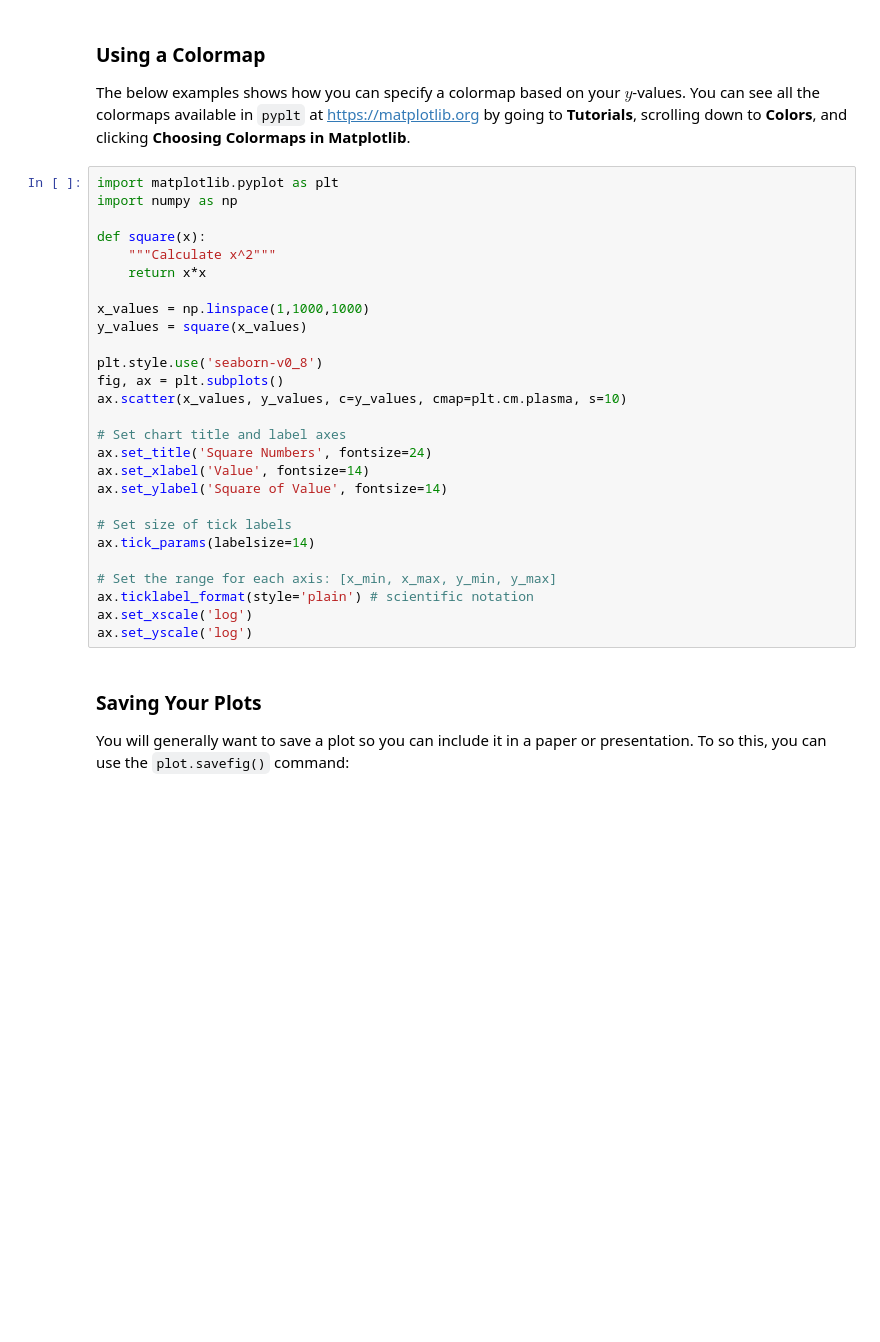
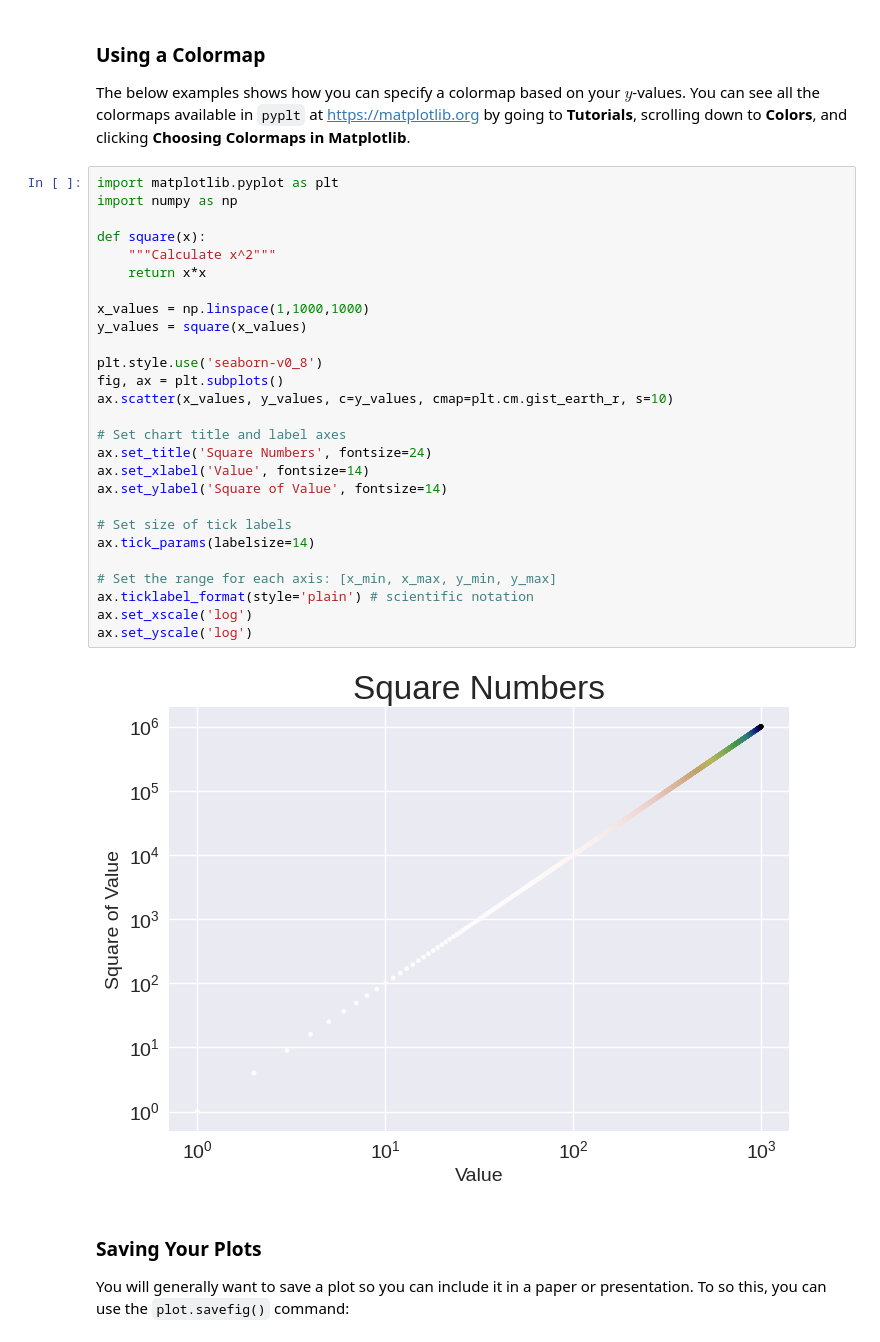
Before and after one commit to MikkelRhodes/p325-sp26-lectures, a Jupyter notebook: 11-arrays-and-plotting/02-plotting-a-line-graph.ipynb, the cells around one changed output. Drawn from its saved outputs; the diff is of its cells as text; blank space fills up the shorter version.

```diff
--- a/11-arrays-and-plotting/02-plotting-a-line-graph.ipynb
+++ b/11-arrays-and-plotting/02-plotting-a-line-graph.ipynb
@@ -285,30 +294,32 @@ The below examples shows how you can specify a colormap based on your $y$-values
 # %%
 import matplotlib.pyplot as plt
 import numpy as np
 
 def square(x):
     """Calculate x^2"""
     return x*x
 
 x_values = np.linspace(1,1000,1000)
 y_values = square(x_values)
 
 plt.style.use('seaborn-v0_8')
 fig, ax = plt.subplots()
-ax.scatter(x_values, y_values, c=y_values, cmap=plt.cm.plasma, s=10)
+ax.scatter(x_values, y_values, c=y_values, cmap=plt.cm.gist_earth_r, s=10)
 
 # Set chart title and label axes
 ax.set_title('Square Numbers', fontsize=24)
 ax.set_xlabel('Value', fontsize=14)
 ax.set_ylabel('Square of Value', fontsize=14)
 
 # Set size of tick labels
 ax.tick_params(labelsize=14)
 
 # Set the range for each axis: [x_min, x_max, y_min, y_max]
 ax.ticklabel_format(style='plain') # scientific notation
 ax.set_xscale('log')
 ax.set_yscale('log')
+# %% [output]
+[figure, added]
 # %% [markdown]
 ### Saving Your Plots
 
```
Also changed, not shown: parts of 5 cells of this notebook, 1 other file.
